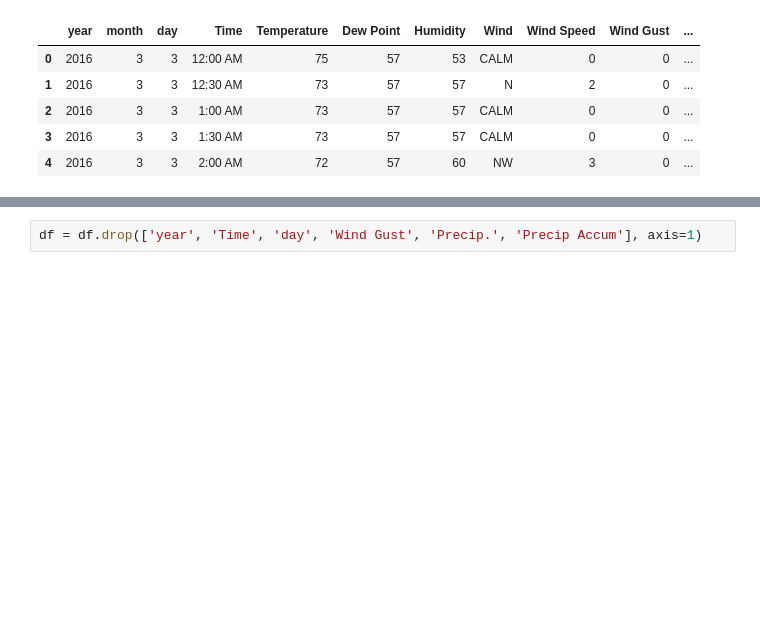
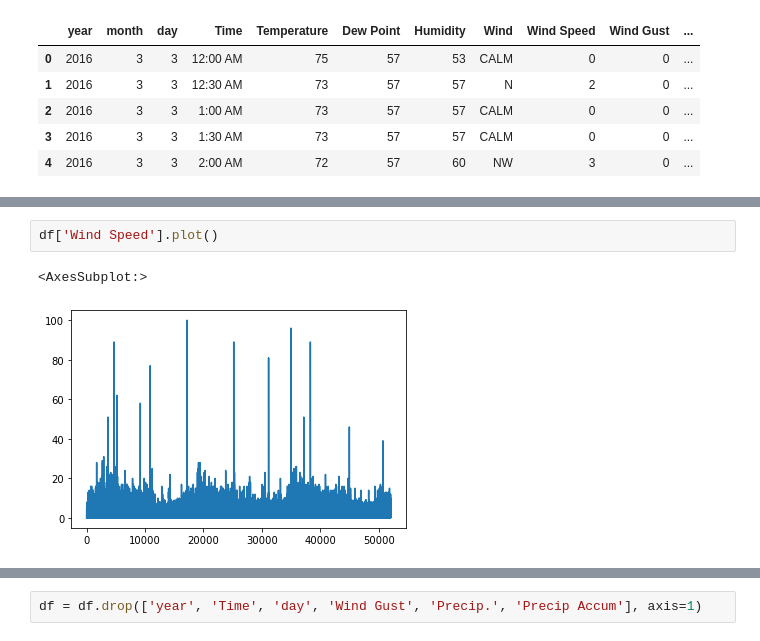
Before and after one commit to OrnlyP63/RNN_Chiang_mai_weather, a Jupyter notebook: TrainRnn.ipynb, the cells around one changed output, grey strips where cells are left out. Saved outputs shown, nothing was run; the diff lists cells and outputs as text; blank space fills up the shorter version.

```diff
--- a/TrainRnn.ipynb
+++ b/TrainRnn.ipynb
@@ -14,0 +187,5 @@ df.head()
+# %%
+df['Wind Speed'].plot()
+# %% [output]
+<AxesSubplot:>
+[figure, added]
```
Also changed, not shown: parts of 17 cells of this notebook.
